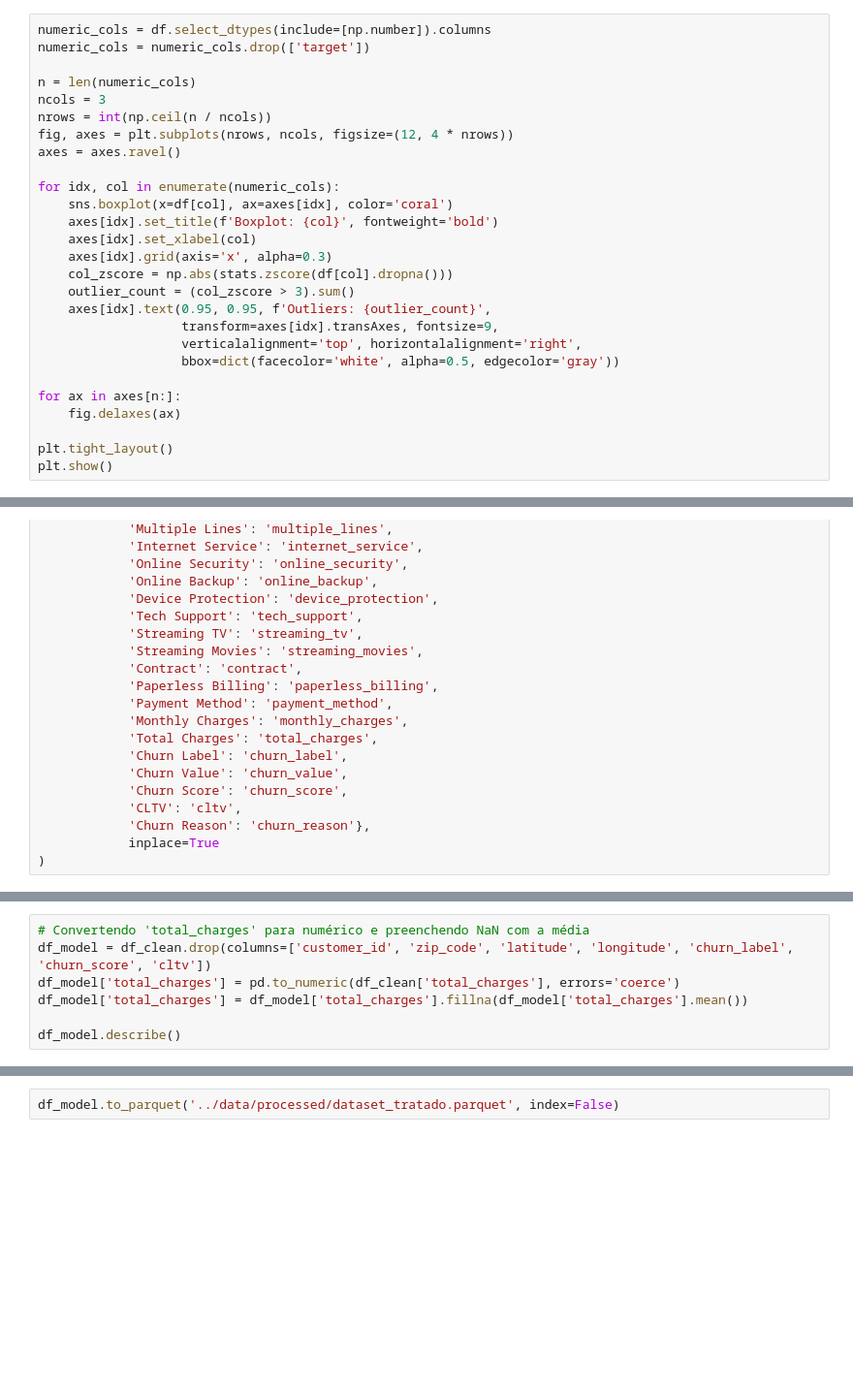
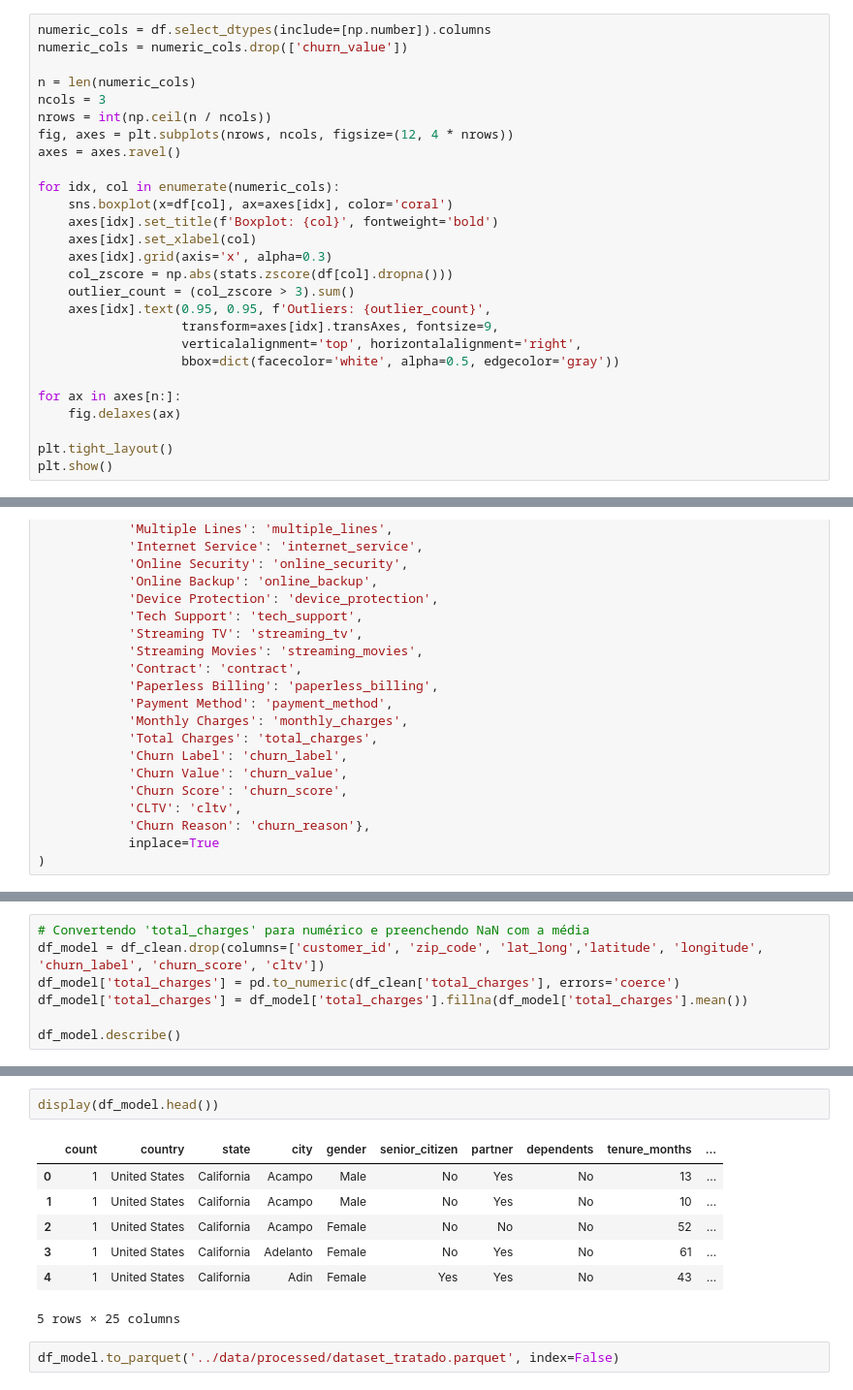
Before and after one commit to LaraGSilva/projeto-tech-challenge-churn, a Jupyter notebook: notebooks/EDA.ipynb, the cells around one changed output, grey strips where cells are left out. Shown at 97% size. Cells and saved outputs as stored; diff of their text form; blank space fills up the shorter version.

```diff
--- a/notebooks/EDA.ipynb
+++ b/notebooks/EDA.ipynb
@@ -427,7 +425,7 @@ df.head()
 # Analise de Outlier
 # %%
 numeric_cols = df.select_dtypes(include=[np.number]).columns
-numeric_cols = numeric_cols.drop(['target'])
+numeric_cols = numeric_cols.drop(['churn_value'])
 
 n = len(numeric_cols)
 ncols = 3
@@ -623,6 +645,6 @@ print(df_clean.isnull().sum())
 # %%
 # Convertendo 'total_charges' para numérico e preenchendo NaN com a média
-df_model = df_clean.drop(columns=['customer_id', 'zip_code', 'latitude', 'longitude', 'churn_label', 'churn_score', 'cltv'])
+df_model = df_clean.drop(columns=['customer_id', 'zip_code', 'lat_long','latitude', 'longitude', 'churn_label', 'churn_score', 'cltv'])
 df_model['total_charges'] = pd.to_numeric(df_clean['total_charges'], errors='coerce')
 df_model['total_charges'] = df_model['total_charges'].fillna(df_model['total_charges'].mean())
 
@@ -630,2 +682,12 @@ df_model.describe()
+# %%
+display(df_model.head())
+# %% [output]
+|  | count | country | state | city | gender | senior_citizen | partner | dependents | tenure_months | ... |
+| 0 | 1 | United States | California | Acampo | Male | No | Yes | No | 13 | ... |
+| 1 | 1 | United States | California | Acampo | Male | No | Yes | No | 10 | ... |
+| 2 | 1 | United States | California | Acampo | Female | No | No | No | 52 | ... |
+| 3 | 1 | United States | California | Adelanto | Female | No | Yes | No | 61 | ... |
+| 4 | 1 | United States | California | Adin | Female | Yes | Yes | No | 43 | ... |
+5 rows × 25 columns
 # %%
 df_model.to_parquet('../data/processed/dataset_tratado.parquet', index=False)
```
Also changed, not shown: parts of 12 cells of this notebook, 58 other files.
